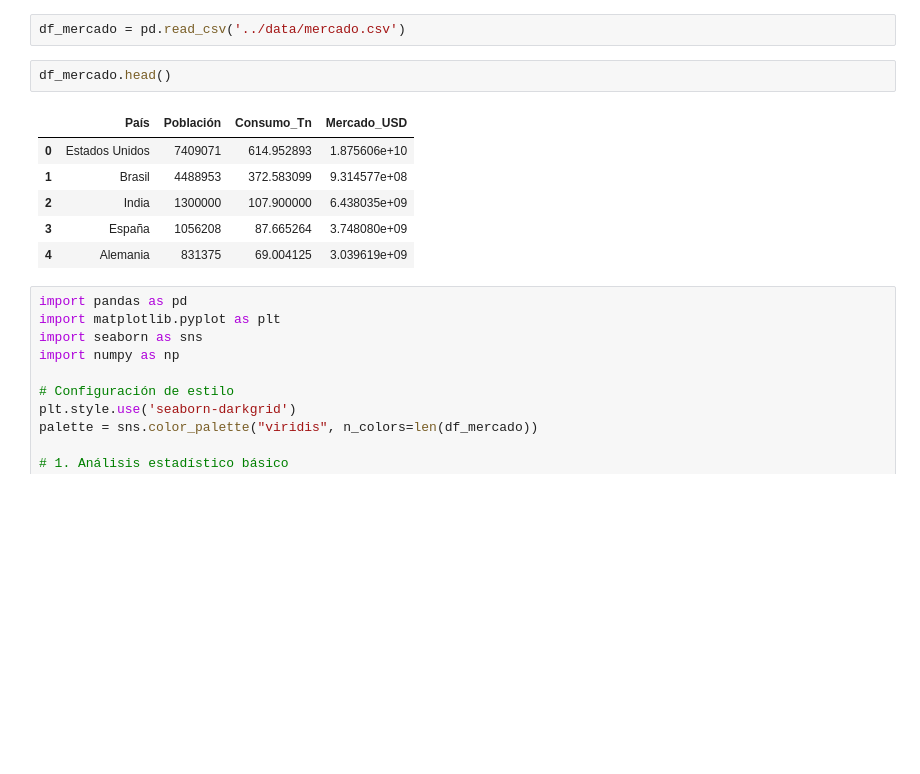
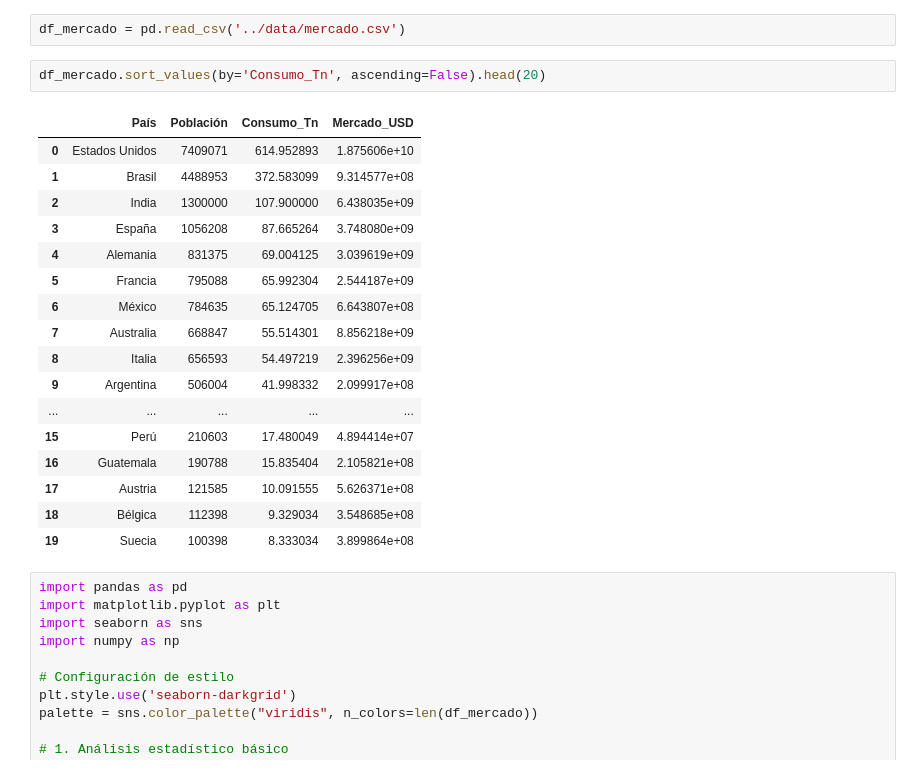
Before and after one commit to bitazaratustra/proyecto_ar, a Jupyter notebook: notebooks/EDA.ipynb, the cells around one changed output. Cells and saved outputs as stored; diff of their text form; blank space fills up the shorter version.

```diff
--- a/notebooks/EDA.ipynb
+++ b/notebooks/EDA.ipynb
@@ -517,14 +494,25 @@ plt.show()
 # %%
 df_mercado = pd.read_csv('../data/mercado.csv')
 # %%
-df_mercado.head()
+df_mercado.sort_values(by='Consumo_Tn', ascending=False).head(20)
 # %% [output]
 |  | País | Población | Consumo_Tn | Mercado_USD |
 | 0 | Estados Unidos | 7409071 | 614.952893 | 1.875606e+10 |
 | 1 | Brasil | 4488953 | 372.583099 | 9.314577e+08 |
 | 2 | India | 1300000 | 107.900000 | 6.438035e+09 |
 | 3 | España | 1056208 | 87.665264 | 3.748080e+09 |
 | 4 | Alemania | 831375 | 69.004125 | 3.039619e+09 |
+| 5 | Francia | 795088 | 65.992304 | 2.544187e+09 |
+| 6 | México | 784635 | 65.124705 | 6.643807e+08 |
+| 7 | Australia | 668847 | 55.514301 | 8.856218e+09 |
+| 8 | Italia | 656593 | 54.497219 | 2.396256e+09 |
+| 9 | Argentina | 506004 | 41.998332 | 2.099917e+08 |
+| ... | ... | ... | ... | ... |
+| 15 | Perú | 210603 | 17.480049 | 4.894414e+07 |
+| 16 | Guatemala | 190788 | 15.835404 | 2.105821e+08 |
+| 17 | Austria | 121585 | 10.091555 | 5.626371e+08 |
+| 18 | Bélgica | 112398 | 9.329034 | 3.548685e+08 |
+| 19 | Suecia | 100398 | 8.333034 | 3.899864e+08 |
 # %%
 import pandas as pd
 import matplotlib.pyplot as plt
```
Also changed, not shown: parts of 27 cells of this notebook.
